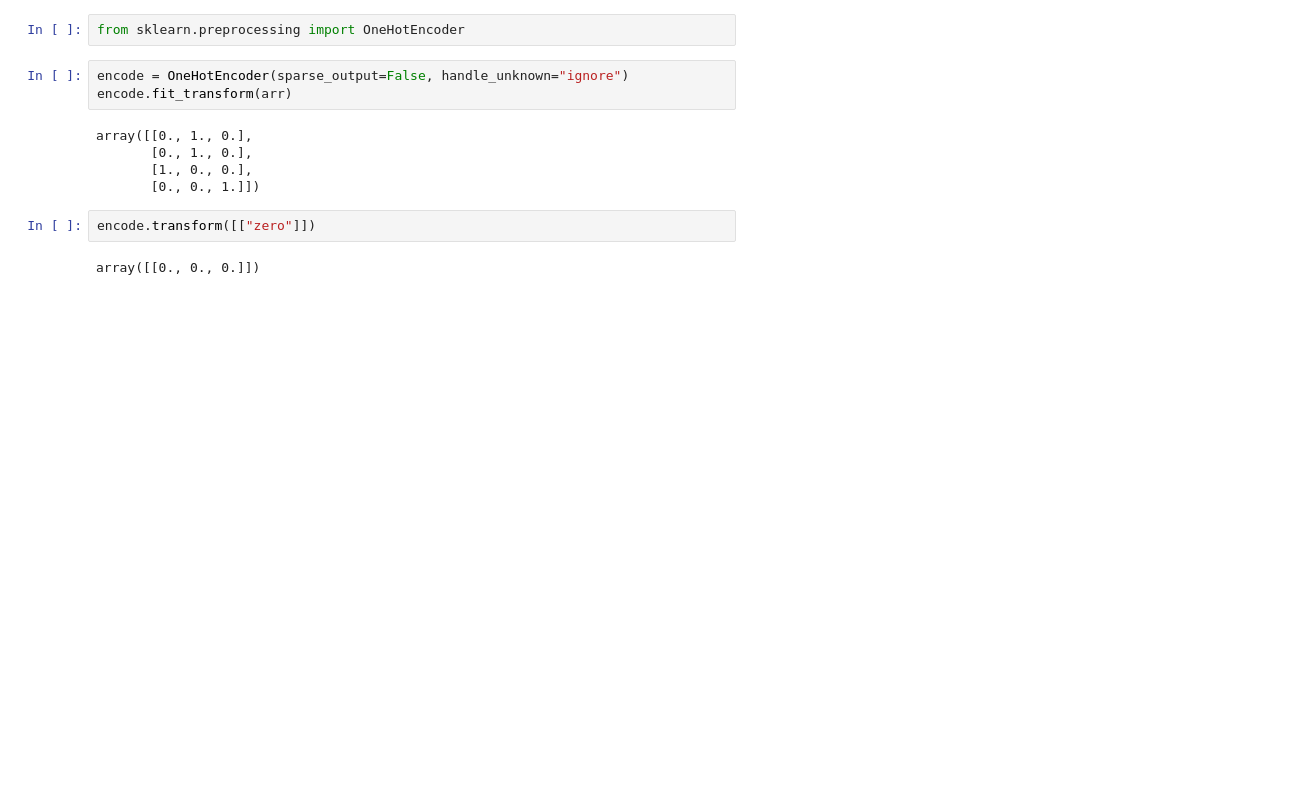
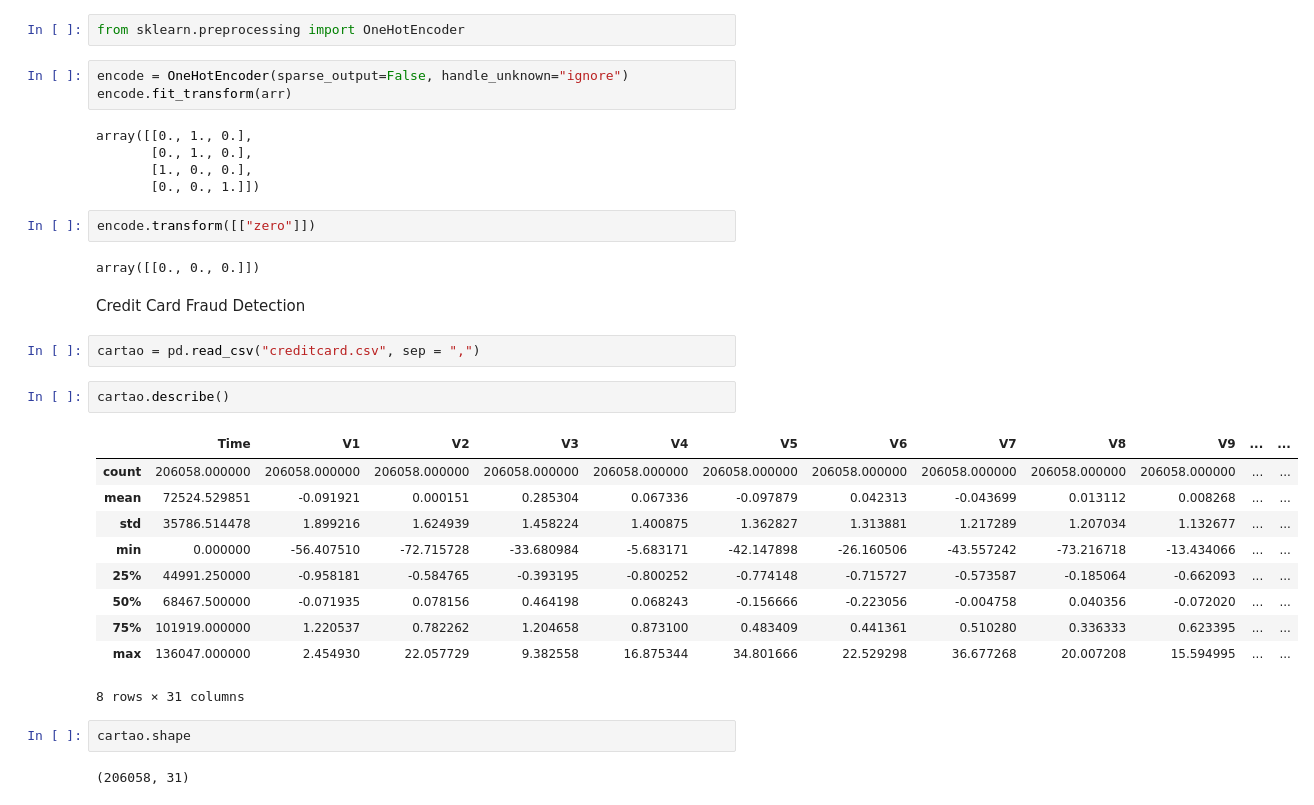
Before and after one commit to NogJoaoEstudos/ScikitLearn, a Jupyter notebook: Scikit_Learn.ipynb, the cells around one changed output. Saved outputs shown, nothing was run; the diff lists cells and outputs as text; blank space fills up the shorter version.

```diff
--- a/Scikit_Learn.ipynb
+++ b/Scikit_Learn.ipynb
@@ -119,3 +120,24 @@ array([[0., 1., 0.],
 encode.transform([["zero"]])
 # %% [output]
 array([[0., 0., 0.]])
+# %% [markdown]
+Credit Card Fraud Detection
+# %%
+cartao = pd.read_csv("creditcard.csv", sep = ",")
+# %%
+cartao.describe()
+# %% [output]
+|  | Time | V1 | V2 | V3 | V4 | V5 | V6 | V7 | V8 | V9 | ... | ... |
+| count | 206058.000000 | 206058.000000 | 206058.000000 | 206058.000000 | 206058.000000 | 206058.000000 | 206058.000000 | 206058.000000 | 206058.000000 | 206058.000000 | ... | ... |
+| mean | 72524.529851 | -0.091921 | 0.000151 | 0.285304 | 0.067336 | -0.097879 | 0.042313 | -0.043699 | 0.013112 | 0.008268 | ... | ... |
+| std | 35786.514478 | 1.899216 | 1.624939 | 1.458224 | 1.400875 | 1.362827 | 1.313881 | 1.217289 | 1.207034 | 1.132677 | ... | ... |
+| min | 0.000000 | -56.407510 | -72.715728 | -33.680984 | -5.683171 | -42.147898 | -26.160506 | -43.557242 | -73.216718 | -13.434066 | ... | ... |
+| 25% | 44991.250000 | -0.958181 | -0.584765 | -0.393195 | -0.800252 | -0.774148 | -0.715727 | -0.573587 | -0.185064 | -0.662093 | ... | ... |
+| 50% | 68467.500000 | -0.071935 | 0.078156 | 0.464198 | 0.068243 | -0.156666 | -0.223056 | -0.004758 | 0.040356 | -0.072020 | ... | ... |
+| 75% | 101919.000000 | 1.220537 | 0.782262 | 1.204658 | 0.873100 | 0.483409 | 0.441361 | 0.510280 | 0.336333 | 0.623395 | ... | ... |
+| max | 136047.000000 | 2.454930 | 22.057729 | 9.382558 | 16.875344 | 34.801666 | 22.529298 | 36.677268 | 20.007208 | 15.594995 | ... | ... |
+8 rows × 31 columns
+# %%
+cartao.shape
+# %% [output]
+(206058, 31)
```
Also changed, not shown: parts of 5 cells of this notebook.
